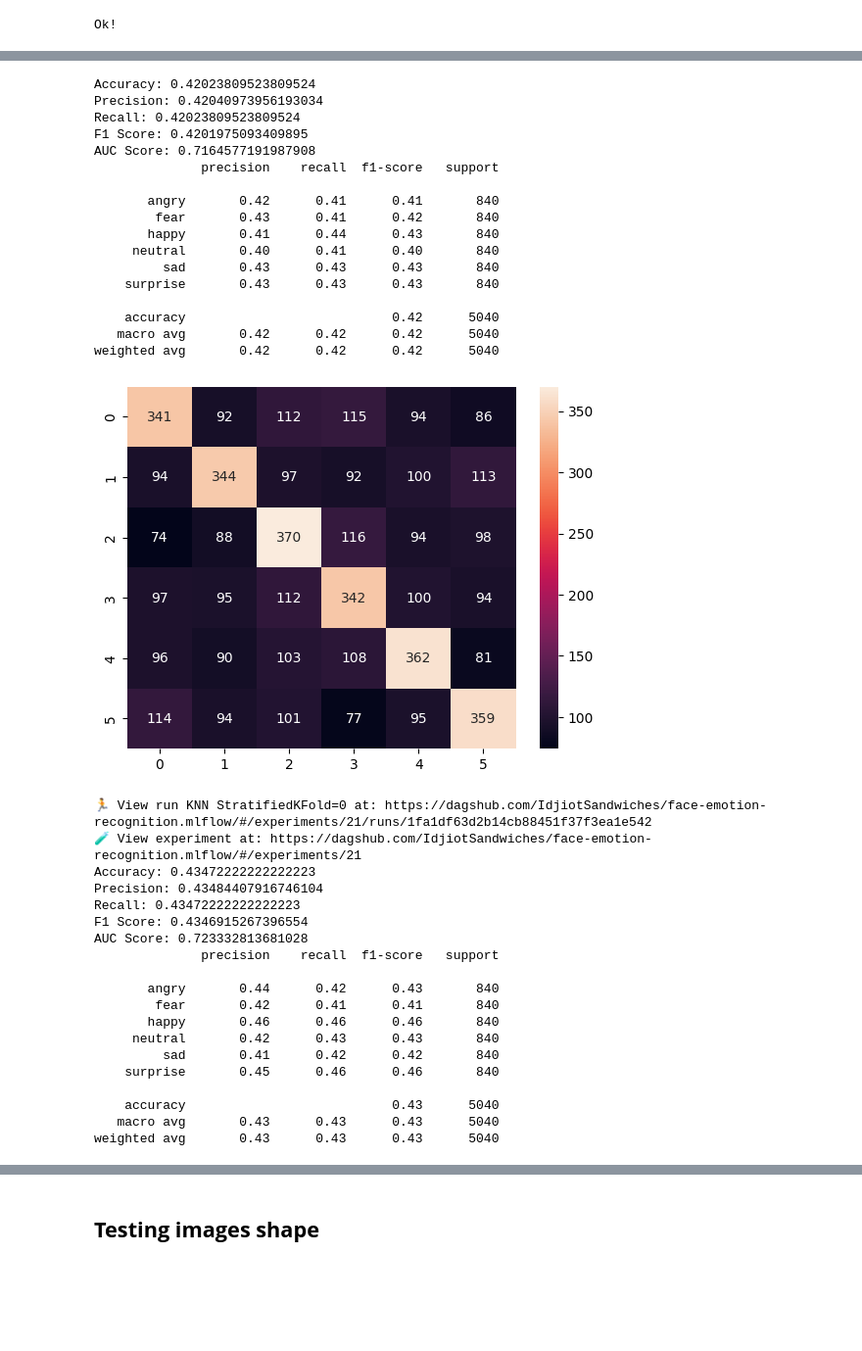
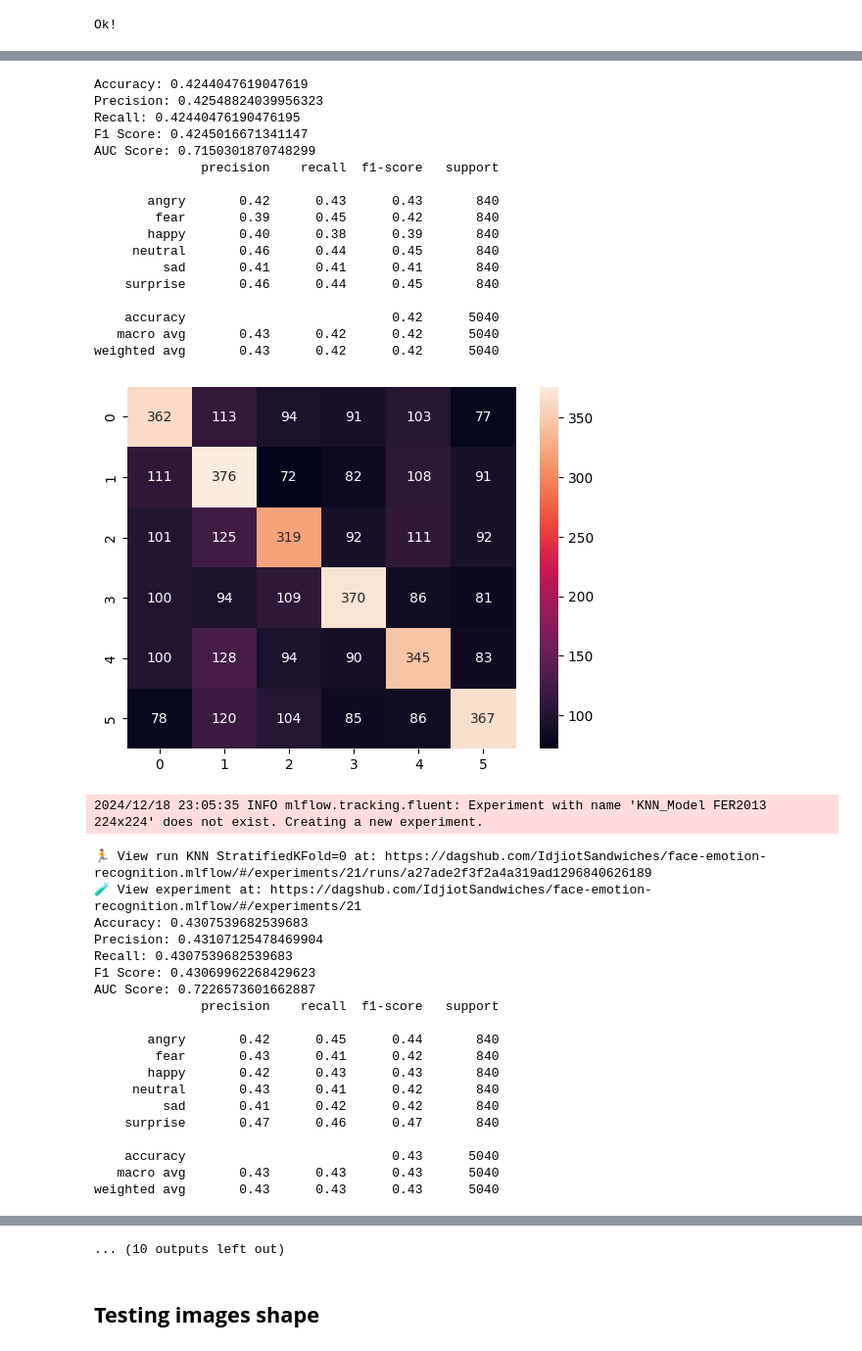
Before and after one commit to IdjiotSandwiches/face-emotion-recognition, a Jupyter notebook: machine-learning/knn-model.ipynb, the cells around one changed output, grey strips where cells are left out. Shown at 98% size. Cells and saved outputs as stored; diff of their text form; code cells hidden in the pictures; blank space fills up the shorter version.

```diff
--- a/machine-learning/knn-model.ipynb
+++ b/machine-learning/knn-model.ipynb
@@ -38,7 +38,7 @@ LAMBD = 10.0
 GAMMA = 0.5
 PSI = 0
 FLOATING_POINT = cv.CV_32F
-IMAGE_SIZE = (48,48)
+IMAGE_SIZE = (224,224)
 N_COMPONENTS = 0.95
 N_COMPONENTS_LOCAL = 16
 BLUR = (5,5)
@@ -136,7 +149,7 @@ images = images.reshape(images.shape[0], -1)
 pca = PCA(n_components=N_COMPONENTS)
 images_ = pca.fit_transform(images)
 
-with open('pca_48x48.pkl', 'wb') as f:
+with open('pca_model.pkl', 'wb') as f:
     pickle.dump(pca, f)
 
 print("Explained variance ratio:", pca.explained_variance_ratio_)
@@ -155,6 +168,6 @@ Ok!
 # %%
-images = np.load('C:\\Users\\vinar\\Downloads\\gabor-filtered-imgs\\FER2013\\224x224\\images.npy')
-labels = np.load('C:\\Users\\vinar\\Downloads\\gabor-filtered-imgs\\FER2013\\224x224\\labels.npy')
+images = np.load('C:\\Users\\vinar\\Downloads\\gabor-filtered-imgs\\FER2013\\combined\\images.npy')
+labels = np.load('C:\\Users\\vinar\\Downloads\\gabor-filtered-imgs\\FER2013\\combined\\labels.npy')
 
 N_NEIGHBORS = 3
 WEIGHTS = 'distance'
@@ -215,64 +228,64 @@ for train_idx, test_idx in skf.split(images, labels):
   cm = confusion_matrix(y_test, predict)
   sns.heatmap(cm, annot=True, fmt='d')
   plt.savefig('confusion_matrix.png')
   plt.show()
 
   mlflow.set_experiment("KNN_Model FER2013 224x224")
   mlflow.set_tracking_uri("https://dagshub.com/IdjiotSandwiches/face-emotion-recognition.mlflow")
 
   with mlflow.start_run(run_name=f'KNN StratifiedKFold={i}'):
     mlflow.log_artifact('confusion_matrix.png')
-    mlflow.log_artifact('pca_224x224.pkl')
     mlflow.log_params(gabor_params)
     mlflow.log_params(calib_params)
     mlflow.log_params(model_params)
     mlflow.log_params(kfold_params)
     mlflow.log_param('floating_point', FLOATING_POINT)
     mlflow.log_param('image_size', IMAGE_SIZE)
     mlflow.log_param('PCA_n_components', N_COMPONENTS)
     mlflow.log_param('gaussian_blur', BLUR)
     mlflow.log_metrics(metrics)
     mlflow.sklearn.log_model(
         sk_model=calib_model,
         artifact_path='KNN Model',
         input_example=X_train[:1]
     )
   i = i + 1
 # %% [output]
-Accuracy: 0.42023809523809524
-Precision: 0.42040973956193034
-Recall: 0.42023809523809524
-F1 Score: 0.4201975093409895
-AUC Score: 0.7164577191987908
+Accuracy: 0.4244047619047619
+Precision: 0.42548824039956323
+Recall: 0.42440476190476195
+F1 Score: 0.4245016671341147
+AUC Score: 0.7150301870748299
               precision    recall  f1-score   support
 
-       angry       0.42      0.41      0.41       840
-        fear       0.43      0.41      0.42       840
-       happy       0.41      0.44      0.43       840
-     neutral       0.40      0.41      0.40       840
-         sad       0.43      0.43      0.43       840
-    surprise       0.43      0.43      0.43       840
+       angry       0.42      0.43      0.43       840
+        fear       0.39      0.45      0.42       840
+       happy       0.40      0.38      0.39       840
+     neutral       0.46      0.44      0.45       840
+         sad       0.41      0.41      0.41       840
+    surprise       0.46      0.44      0.45       840
 
     accuracy                           0.42      5040
-   macro avg       0.42      0.42      0.42      5040
-weighted avg       0.42      0.42      0.42      5040
+   macro avg       0.43      0.42      0.42      5040
+weighted avg       0.43      0.42      0.42      5040
-[figure, old version]
+[figure, new version]
-🏃 View run KNN StratifiedKFold=0 at: https://dagshub.com/IdjiotSandwiches/face-emotion-recognition.mlflow/#/experiments/21/runs/1fa1df63d2b14cb88451f37f3ea1e542
-🧪 View experiment at: https://dagshub.com/IdjiotSandwiches/face-emotion-recognition.mlflow/#/experiments/21
-Accuracy: 0.43472222222222223
-Precision: 0.43484407916746104
-Recall: 0.43472222222222223
-F1 Score: 0.4346915267396554
-AUC Score: 0.723332813681028
-              precision    recall  f1-score   support
-
-       angry       0.44      0.42      0.43       840
-        fear       0.42      0.41      0.41       840
-       happy       0.46      0.46      0.46       840
-     neutral       0.42      0.43      0.43       840
-         sad       0.41      0.42      0.42       840
-    surprise       0.45      0.46      0.46       840
-
-    accuracy                           0.43      5040
-   macro avg       0.43      0.43      0.43      5040
-weighted avg       0.43      0.43      0.43      5040
+2024/12/18 23:05:35 INFO mlflow.tracking.fluent: Experiment with name 'KNN_Model FER2013 224x224' does not exist. Creating a new experiment.
+🏃 View run KNN StratifiedKFold=0 at: https://dagshub.com/IdjiotSandwiches/face-emotion-recognition.mlflow/#/experiments/21/runs/a27ade2f3f2a4a319ad1296840626189
+🧪 View experiment at: https://dagshub.com/IdjiotSandwiches/face-emotion-recognition.mlflow/#/experiments/21
+Accuracy: 0.4307539682539683
+Precision: 0.43107125478469904
+Recall: 0.4307539682539683
+F1 Score: 0.43069962268429623
+AUC Score: 0.7226573601662887
+              precision    recall  f1-score   support
+
+       angry       0.42      0.45      0.44       840
+        fear       0.43      0.41      0.42       840
+       happy       0.42      0.43      0.43       840
+     neutral       0.43      0.41      0.42       840
+         sad       0.41      0.42      0.42       840
+    surprise       0.47      0.46      0.47       840
+
+    accuracy                           0.43      5040
+   macro avg       0.43      0.43      0.43      5040
+weighted avg       0.43      0.43      0.43      5040
@@ -361,3 +372,4 @@ weighted avg       0.44      0.43      0.43      5040
+... (10 outputs left out)
 # %% [markdown]
 ## **Testing images shape**
 # %%
```
Also changed, not shown: parts of 8 cells of this notebook, 15 other files.
